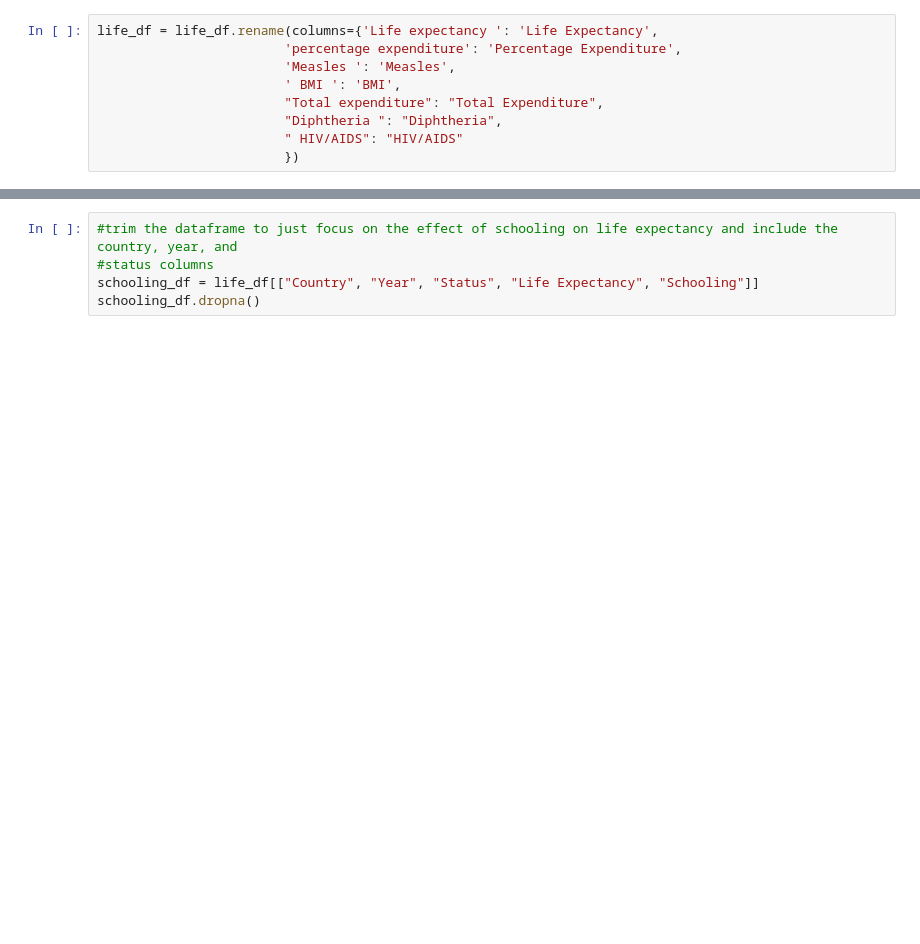
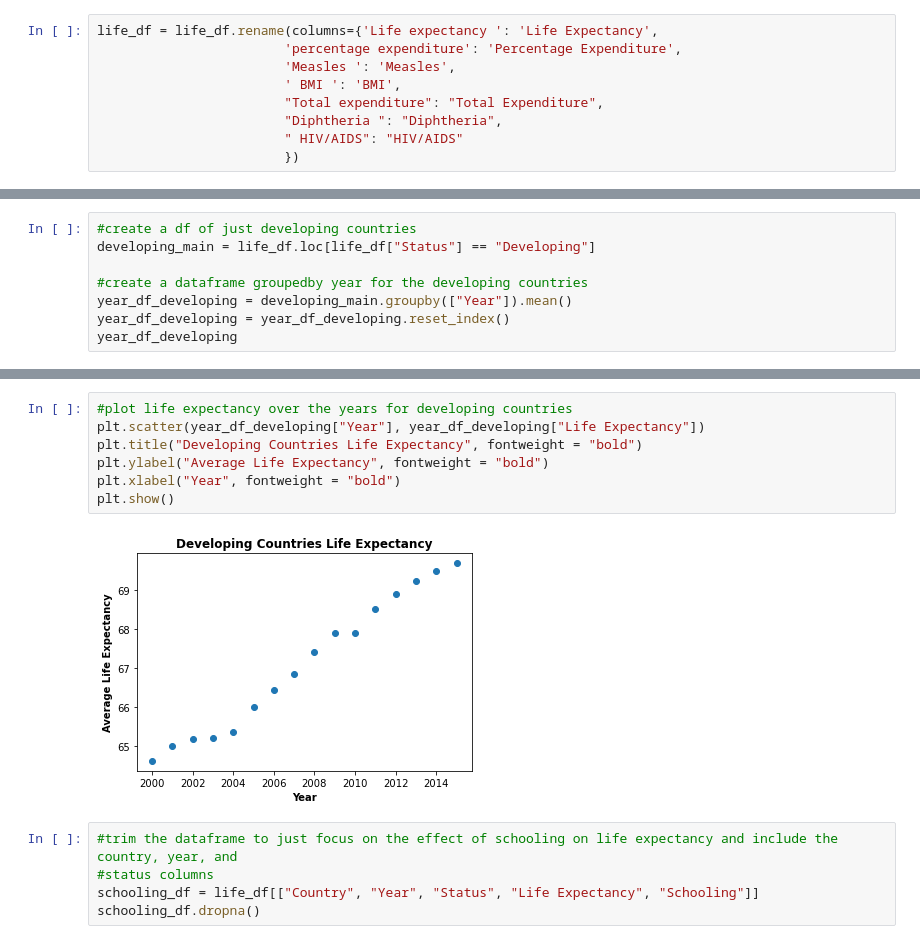
Before and after one commit to jaryan77/TeamTitans_Project_1, a Jupyter notebook: Colin_starter.ipynb, the cells around one changed output, grey strips where cells are left out. Cells and saved outputs as stored; diff of their text form; blank space fills up the shorter version.

```diff
--- a/Colin_starter.ipynb
+++ b/Colin_starter.ipynb
@@ -54,0 +92,8 @@ life_df = life_df.rename(columns={'Life expectancy ': 'Life Expectancy',
+# %%
+#create a df of just developing countries
+developing_main = life_df.loc[life_df["Status"] == "Developing"]
+
+#create a dataframe groupedby year for the developing countries
+year_df_developing = developing_main.groupby(["Year"]).mean()
+year_df_developing = year_df_developing.reset_index()
+year_df_developing
@@ -55,3 +118,12 @@ life_df = life_df.rename(columns={'Life expectancy ': 'Life Expectancy',
+# %%
+#plot life expectancy over the years for developing countries
+plt.scatter(year_df_developing["Year"], year_df_developing["Life Expectancy"])
+plt.title("Developing Countries Life Expectancy", fontweight = "bold")
+plt.ylabel("Average Life Expectancy", fontweight = "bold")
+plt.xlabel("Year", fontweight = "bold")
+plt.show()
+# %% [output]
+[figure, added]
 # %%
 #trim the dataframe to just focus on the effect of schooling on life expectancy and include the country, year, and
 #status columns
```
Also changed, not shown: parts of 3 cells of this notebook.
